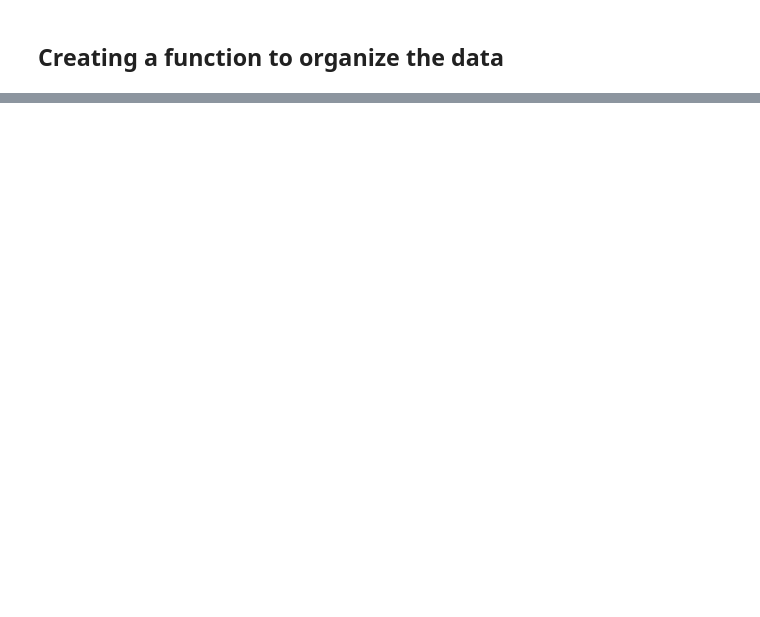
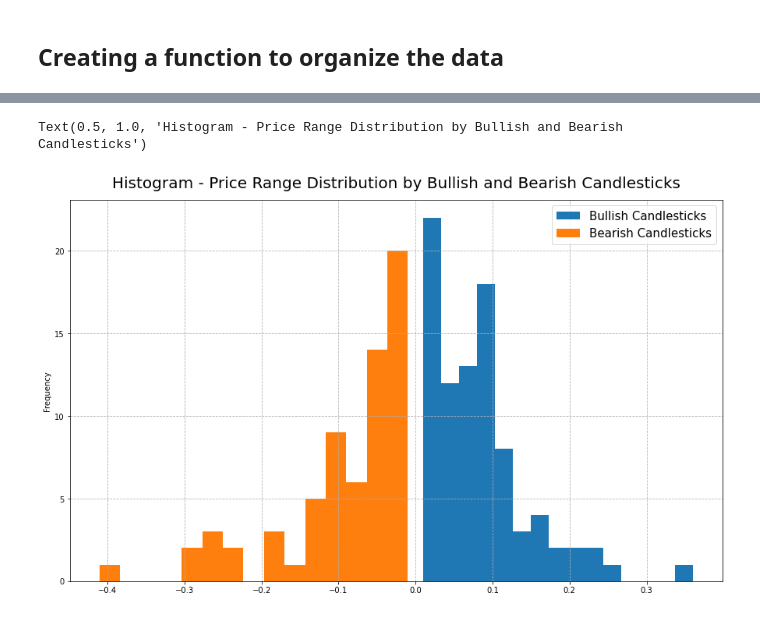
Before and after one commit to IgorComune/Financial-Markets, a Jupyter notebook: financial_markets.ipynb, the cells around one changed output, grey strips where cells are left out. Saved outputs shown, nothing was run; the diff lists cells and outputs as text; code cells hidden in the pictures; blank space fills up the shorter version.

```diff
--- a/financial_markets.ipynb
+++ b/financial_markets.ipynb
@@ -276,0 +413,5 @@ vale.head()
+# %%
+#creating new columns with only bullish and bearish body of the candles
+vale['bullish_candle'] = vale['open_close'].apply(lambda x: x if x > 0 else 0)
+vale['bearish_candle'] = vale['open_close'].apply(lambda x: x if x < 0 else 0)
+vale.head()
@@ -276,0 +426,12 @@ vale.head()
+# %%
+plt.figure(figsize=(15,9))
+
+#using a query to filter data
+vale.query('bullish_candle > 0')['bullish_candle'].plot(kind='hist', bins=15, label='Bullish Candlesticks')
+vale.query('bearish_candle < 0')['bearish_candle'].plot(kind='hist', bins=15, label='Bearish Candlesticks')
+plt.grid(True, linestyle='--')
+plt.legend(fontsize=15)
+plt.title('Histogram - Price Range Distribution by Bullish and Bearish Candlesticks', fontsize=20, pad=15)
+# %% [output]
+Text(0.5, 1.0, 'Histogram - Price Range Distribution by Bullish and Bearish Candlesticks')
+[figure, added]
```
Also changed, not shown: parts of 34 cells of this notebook, 1 other file.
